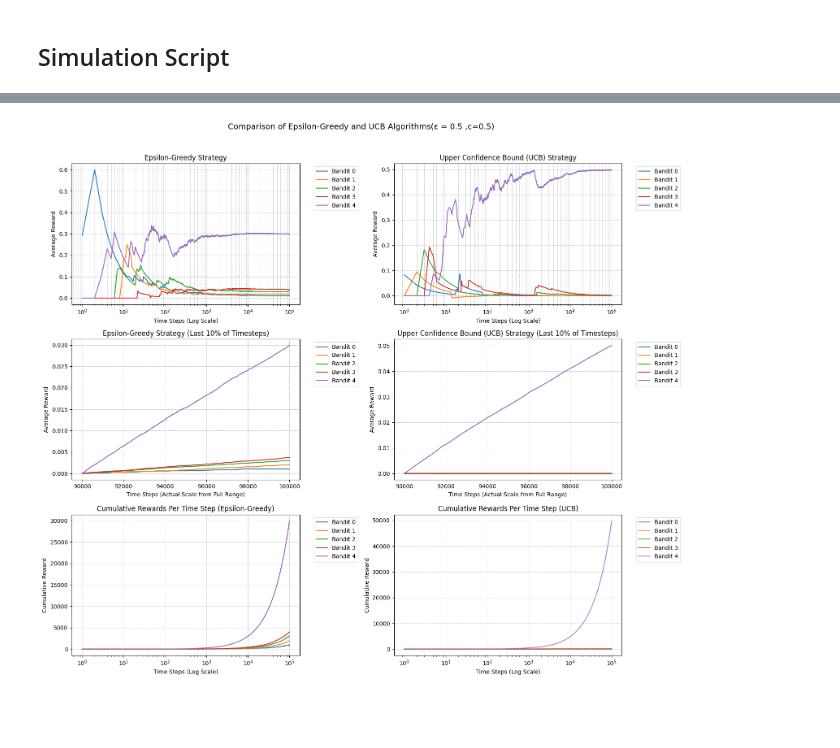
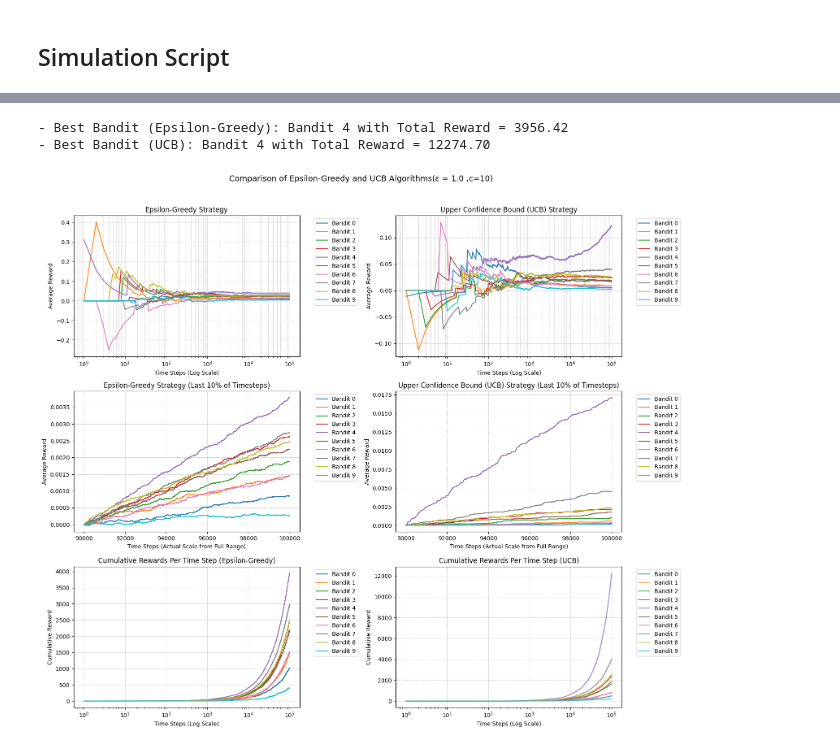
Before and after one commit to boannas/DRL_HW, a Jupyter notebook: HW1/Multi_arm_bandit/multi_arm_bundit.ipynb, the cells around one changed output, grey strips where cells are left out. Drawn from its saved outputs; the diff is of its cells as text; code cells hidden in the pictures; blank space fills up the shorter version.

```diff
--- a/HW1/Multi_arm_bandit/multi_arm_bundit.ipynb
+++ b/HW1/Multi_arm_bandit/multi_arm_bundit.ipynb
@@ -42,7 +37,7 @@ class Agent:
 
     def select_action_epsilon_greedy(self):
         if np.random.rand() < self.epsilon:
-            return np.random.randint(self.n_bandits)  # Explore
+            return np.random.randint(0,self.n_bandits)  # Explore
         else:
             return np.argmax(self.q_estimated)  # Exploit
 
@@ -54,9 +49,15 @@ class Agent:
         return np.argmax(ucb_values)
 
     def update(self, action, reward):
+        # self.action_counts[action] += 1
+        # alpha = 1.0 / self.action_counts[action]  # Incremental update rule
+        # self.q_estimated[action] += alpha * (reward - self.q_estimated[action])
+
+
         self.action_counts[action] += 1
-        alpha = 1.0 / self.action_counts[action]  # Incremental update rule
-        self.q_estimated[action] += alpha * (reward - self.q_estimated[action])
+        n = self.action_counts[action]
+        value = self.q_estimated[action]
+        self.q_estimated[action] = ((n - 1) / n) * value + (1 / n) * reward
 # %% [markdown]
 ## Simulation Script
 # %%
@@ -86,6 +87,15 @@ def plot_results(n_bandits, rewards, sd, time_steps, epsilon, ucb_c):
 
     last_10_percent = int(time_steps * 0.1)
     time_full = np.arange(time_steps) + 1
+
+    total_rewards_epsilon = np.sum(rewards_epsilon_greedy, axis=1)  # Sum of rewards per bandit (Epsilon-Greedy)
+    total_rewards_ucb = np.sum(rewards_ucb, axis=1)  # Sum of rewards per bandit (UCB)
+
+    best_bandit_epsilon = np.argmax(total_rewards_epsilon)  # Best bandit for Epsilon-Greedy
+    best_bandit_ucb = np.argmax(total_rewards_ucb)  # Best bandit for UCB
+
+    print(f"- Best Bandit (Epsilon-Greedy): Bandit {best_bandit_epsilon} with Total Reward = {total_rewards_epsilon[best_bandit_epsilon]:.2f}")
+    print(f"- Best Bandit (UCB): Bandit {best_bandit_ucb} with Total Reward = {total_rewards_ucb[best_bandit_ucb]:.2f}")
 
     # --- Full Range Plots ---
     for i in range(n_bandits):
@@ -106,7 +116,7 @@ def plot_results(n_bandits, rewards, sd, time_steps, epsilon, ucb_c):
     axes[0, 1].legend(loc="upper left", bbox_to_anchor=(1.05, 1))
     axes[0, 1].grid(True, which="both", linestyle="--", linewidth=0.5)
 
-    # --- Zoomed-In (Last 10%) - Match X-Axis with Full Range ---
+    # Zoomed-In (Last 10%)
     for i in range(n_bandits):
         axes[1, 0].plot(time_full[-last_10_percent:],
                         np.cumsum(rewards_epsilon_greedy[i, -last_10_percent:]) / time_full[-last_10_percent:],
@@ -131,7 +141,7 @@ def plot_results(n_bandits, rewards, sd, time_steps, epsilon, ucb_c):
 
     axes[1, 1].grid(True, linestyle="--", linewidth=0.5)
 
-    # --- Cumulative Rewards Per Time Step ---
+    # Cumulative Rewards Per Time Step
     for i in range(n_bandits):
         axes[2, 0].plot(time_full, np.cumsum(rewards_epsilon_greedy[i, :]), alpha=1.0, label=f"Bandit {i}")
     axes[2, 0].set_xscale("log")
@@ -157,7 +167,9 @@ def plot_results(n_bandits, rewards, sd, time_steps, epsilon, ucb_c):
     return rewards_epsilon_greedy, rewards_ucb
 # %%
 # Define rewards for the bandits
-n_bandits = 5
-rewards_each_bandit = [0.1, 0.2, 0.3, 0.4, 0.5]
+n_bandits = 10
+rewards_each_bandit = [0.1, 0.15, 0.21, 0.25, 0.4, 0.22, 0.15, 0.3, 0.25, 0.05]
 sd = 0.5
 time_step = 100000
+epsilon_values = [0.01, 0.3, 0.5, 1.0]
+c_values = [0.01, 1, 5, 10]
@@ -172,4 +194,6 @@ rew_epsilon_2, rew_ucb_2  = plot_results(n_bandits=n_bandits, rewards=rewards_ea
 # %%
-rew_epsilon_3, rew_ucb_3  = plot_results(n_bandits=n_bandits, rewards=rewards_each_bandit, sd=sd, time_steps=time_step, epsilon=0.5, ucb_c=0.5)
+rew_epsilon_3, rew_ucb_3 = plot_results(n_bandits=n_bandits, rewards=rewards_each_bandit, sd=sd, time_steps=time_step, epsilon=epsilon_values[3], ucb_c=c_values[3])
 # %% [output]
+- Best Bandit (Epsilon-Greedy): Bandit 4 with Total Reward = 3956.42
+- Best Bandit (UCB): Bandit 4 with Total Reward = 12274.70
-[figure, old version]
+[figure, new version]
```
Also changed, not shown: parts of 10 cells of this notebook.
